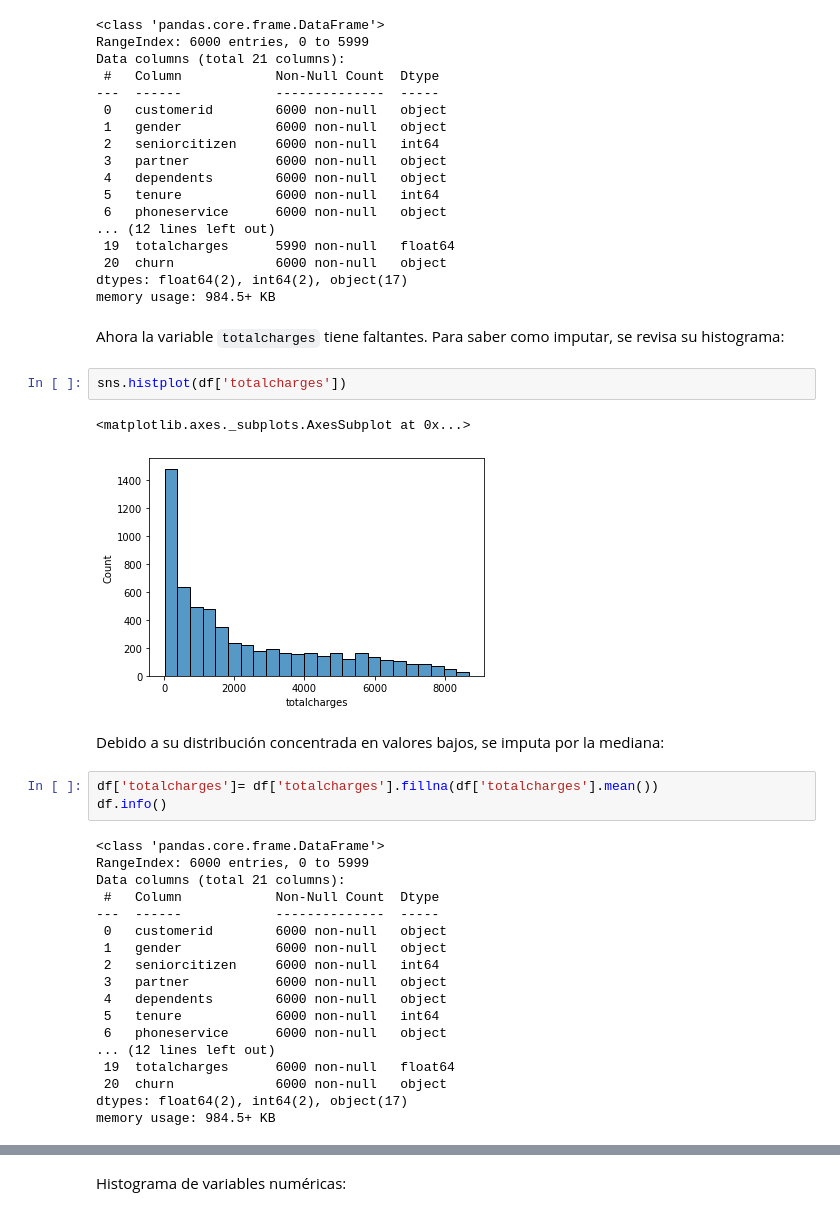
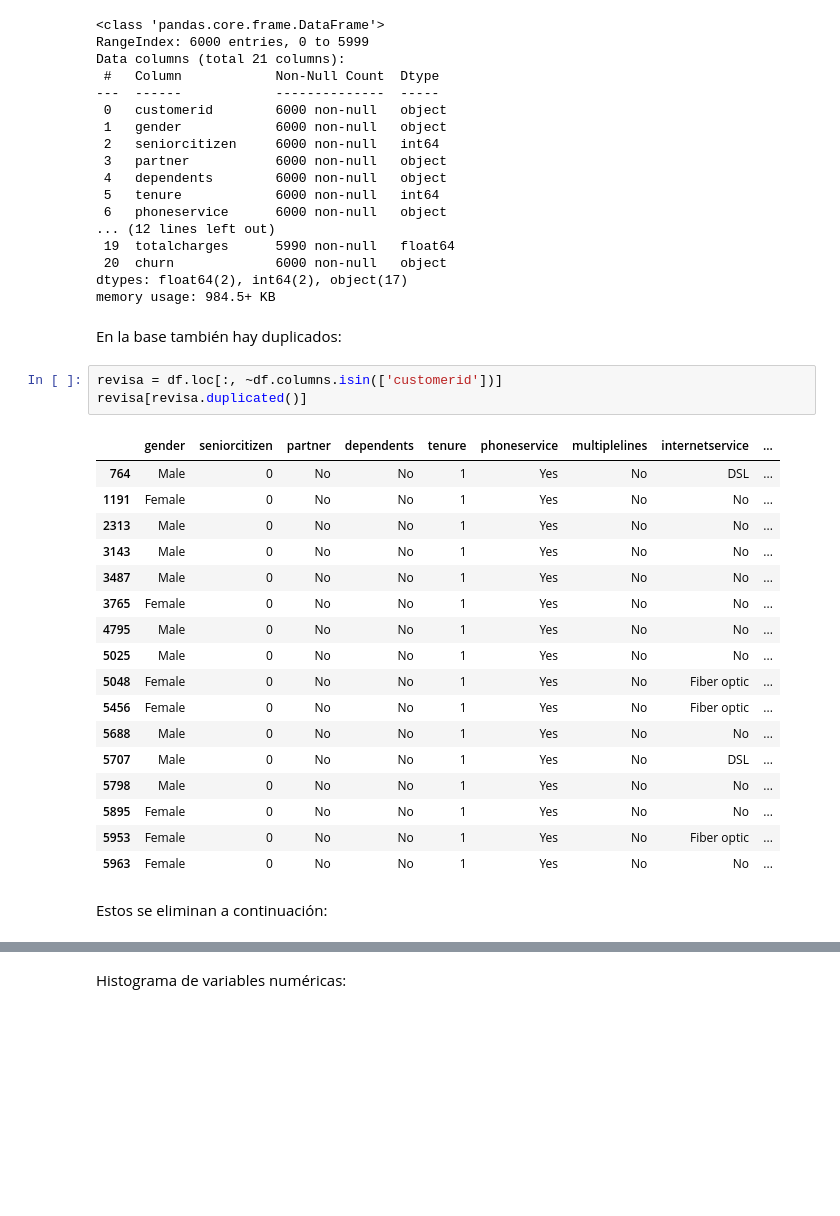
Before and after one commit to fcochaux/MINE-4101_Taller_4, a Jupyter notebook: MINE_4101_Taller_4.ipynb, the cells around one changed output, grey strips where cells are left out. Drawn from its saved outputs; the diff is of its cells as text; blank space fills up the shorter version.

```diff
--- a/MINE_4101_Taller_4.ipynb
+++ b/MINE_4101_Taller_4.ipynb
@@ -118,33 +170,28 @@ Data columns (total 21 columns):
  20  churn             6000 non-null   object
 dtypes: float64(2), int64(2), object(17)
 memory usage: 984.5+ KB
-# %% [markdown]
-Ahora la variable `totalcharges` tiene faltantes. Para saber como imputar, se revisa su histograma:
-# %%
-sns.histplot(df['totalcharges'])
-# %% [output]
-<matplotlib.axes._subplots.AxesSubplot at 0x...>
-[figure, removed]
-# %% [markdown]
-Debido a su distribución concentrada en valores bajos, se imputa por la mediana:
-# %%
-df['totalcharges']= df['totalcharges'].fillna(df['totalcharges'].mean())
-df.info()
-# %% [output]
-<class 'pandas.core.frame.DataFrame'>
-RangeIndex: 6000 entries, 0 to 5999
-Data columns (total 21 columns):
- #   Column            Non-Null Count  Dtype
----  ------            --------------  -----
- 0   customerid        6000 non-null   object
- 1   gender            6000 non-null   object
- 2   seniorcitizen     6000 non-null   int64
- 3   partner           6000 non-null   object
- 4   dependents        6000 non-null   object
- 5   tenure            6000 non-null   int64
- 6   phoneservice      6000 non-null   object
-... (12 lines left out)
- 19  totalcharges      6000 non-null   float64
- 20  churn             6000 non-null   object
-dtypes: float64(2), int64(2), object(17)
-memory usage: 984.5+ KB
+# %% [markdown]
+En la base también hay duplicados:
+# %%
+revisa = df.loc[:, ~df.columns.isin(['customerid'])]
+revisa[revisa.duplicated()]
+# %% [output]
+|  | gender | seniorcitizen | partner | dependents | tenure | phoneservice | multiplelines | internetservice | ... |
+| 764 | Male | 0 | No | No | 1 | Yes | No | DSL | ... |
+| 1191 | Female | 0 | No | No | 1 | Yes | No | No | ... |
+| 2313 | Male | 0 | No | No | 1 | Yes | No | No | ... |
+| 3143 | Male | 0 | No | No | 1 | Yes | No | No | ... |
+| 3487 | Male | 0 | No | No | 1 | Yes | No | No | ... |
+| 3765 | Female | 0 | No | No | 1 | Yes | No | No | ... |
+| 4795 | Male | 0 | No | No | 1 | Yes | No | No | ... |
+| 5025 | Male | 0 | No | No | 1 | Yes | No | No | ... |
+| 5048 | Female | 0 | No | No | 1 | Yes | No | Fiber optic | ... |
+| 5456 | Female | 0 | No | No | 1 | Yes | No | Fiber optic | ... |
+| 5688 | Male | 0 | No | No | 1 | Yes | No | No | ... |
+| 5707 | Male | 0 | No | No | 1 | Yes | No | DSL | ... |
+| 5798 | Male | 0 | No | No | 1 | Yes | No | No | ... |
+| 5895 | Female | 0 | No | No | 1 | Yes | No | No | ... |
+| 5953 | Female | 0 | No | No | 1 | Yes | No | Fiber optic | ... |
+| 5963 | Female | 0 | No | No | 1 | Yes | No | No | ... |
+# %% [markdown]
+Estos se eliminan a continuación:
```
Also changed, not shown: parts of 39 cells of this notebook.
